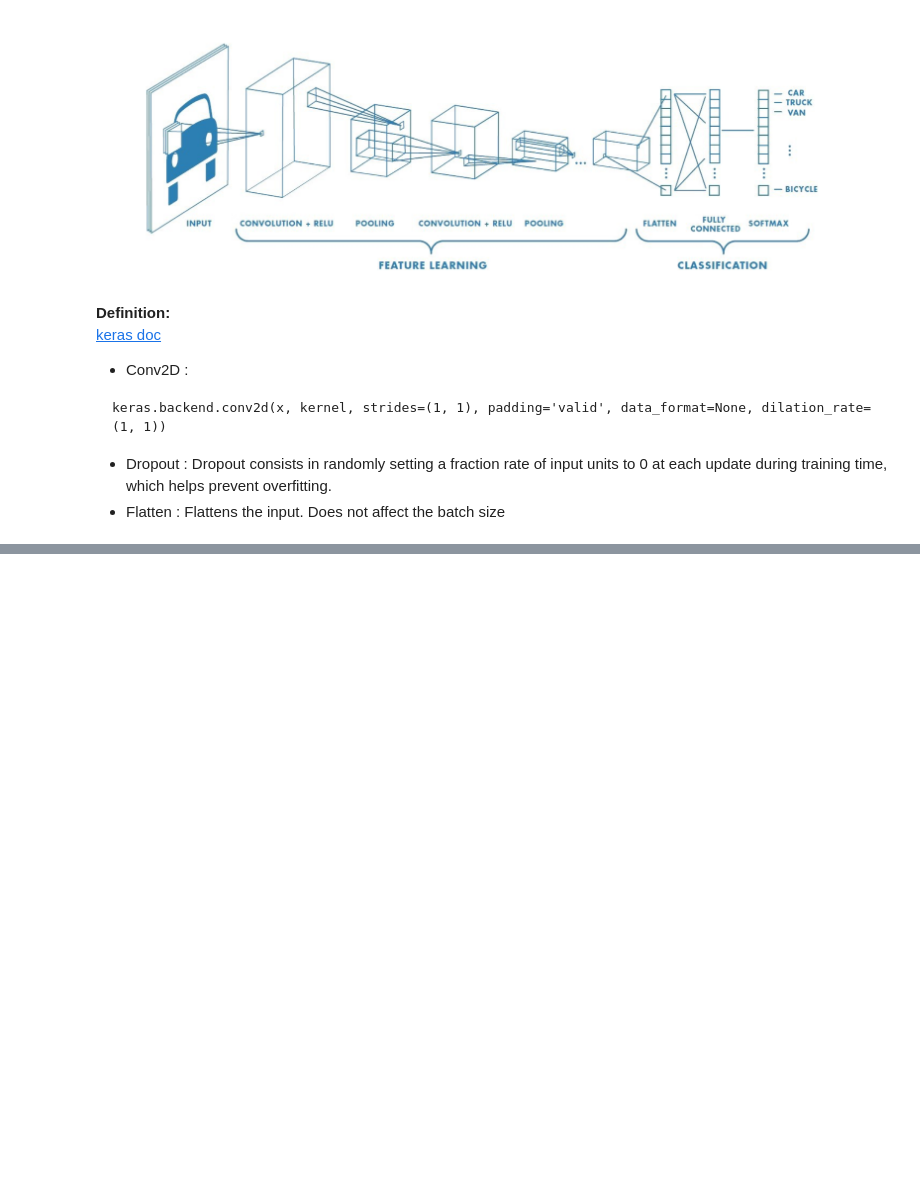
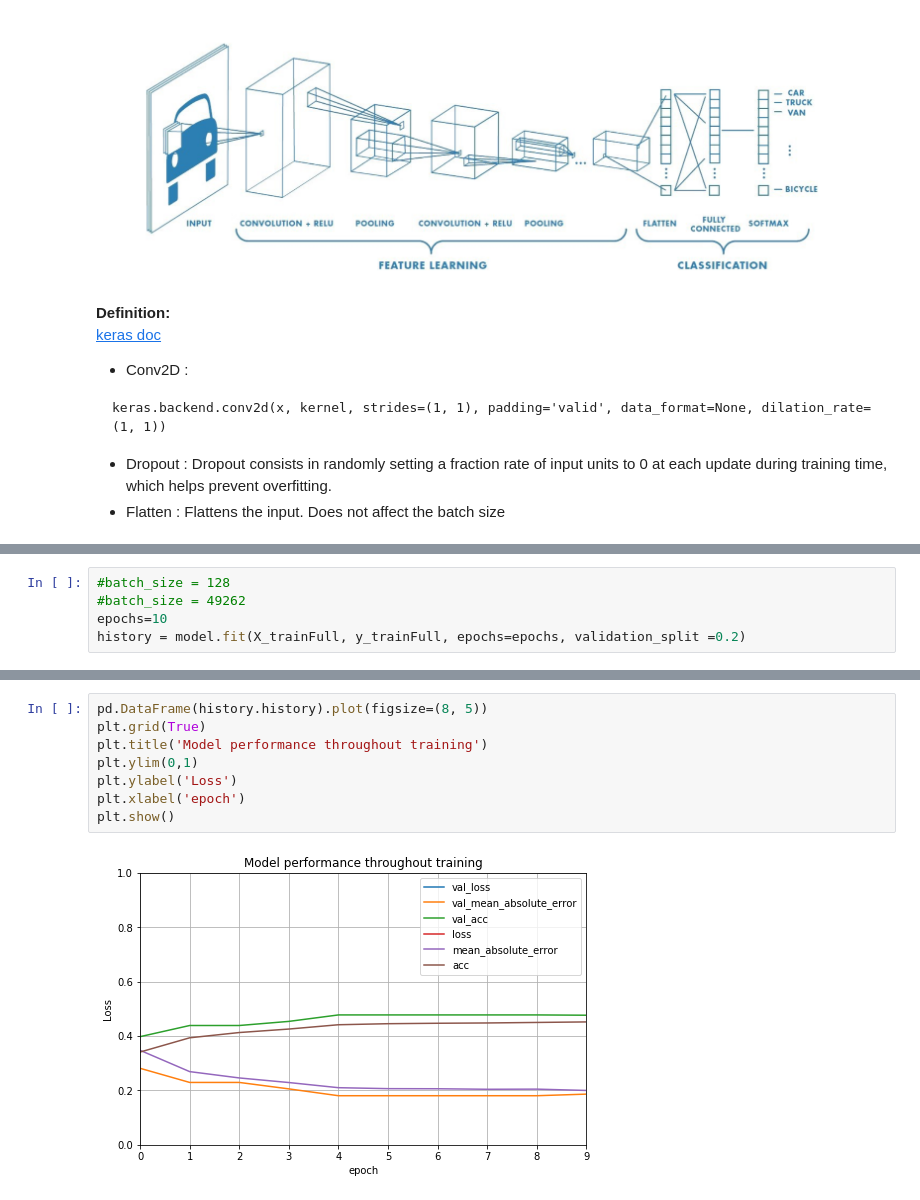
Before and after one commit to Simplon-IA-Bdx-1/galaxy-zoo, a Jupyter notebook: GalaxyZoo_CNN.ipynb, the cells around one changed output, grey strips where cells are left out. Cells and saved outputs as stored; diff of their text form; blank space fills up the shorter version.

```diff
--- a/GalaxyZoo_CNN.ipynb
+++ b/GalaxyZoo_CNN.ipynb
@@ -253,0 +358,5 @@ plt.show()
+# %%
+#batch_size = 128
+#batch_size = 49262
+epochs=10
+history = model.fit(X_trainFull, y_trainFull, epochs=epochs, validation_split =0.2)
@@ -253,0 +375,10 @@ plt.show()
+# %%
+pd.DataFrame(history.history).plot(figsize=(8, 5))
+plt.grid(True)
+plt.title('Model performance throughout training')
+plt.ylim(0,1)
+plt.ylabel('Loss')
+plt.xlabel('epoch')
+plt.show()
+# %% [output]
+[figure, added]
```
Also changed, not shown: parts of 14 cells of this notebook.
